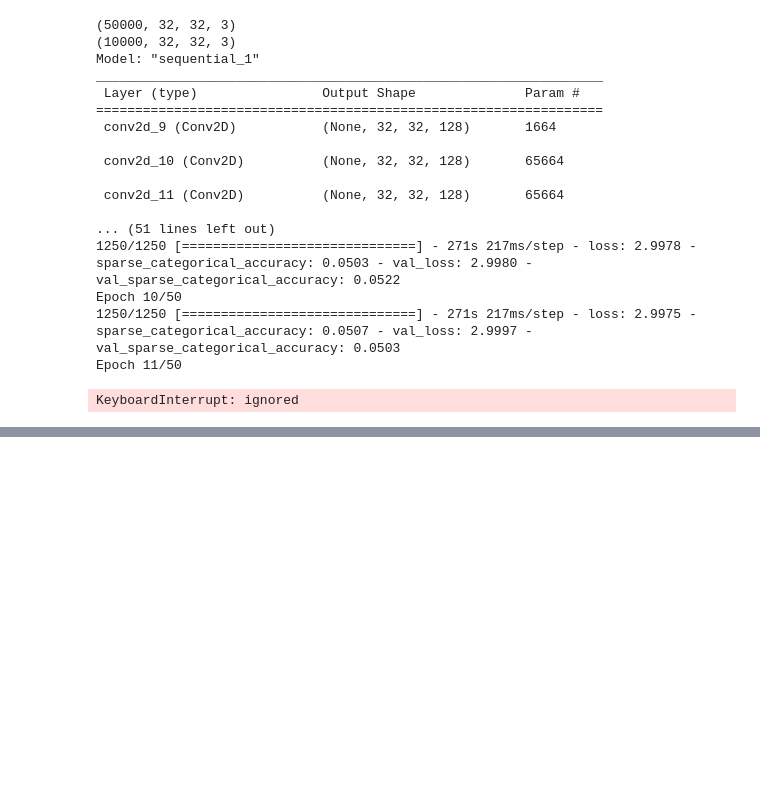
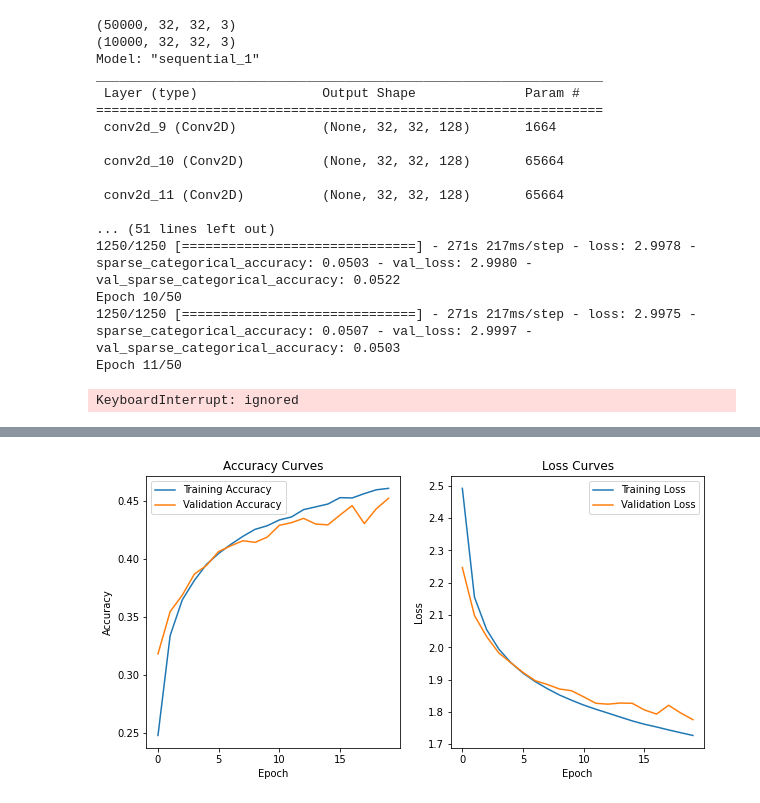
Before and after one commit to deshanchathusanka/machine-learning-algorithms, a Jupyter notebook: Coursework.ipynb, the cells around one changed output, grey strips where cells are left out. Cells and saved outputs as stored; diff of their text form; code cells hidden in the pictures; blank space fills up the shorter version.

```diff
--- a/Coursework.ipynb
+++ b/Coursework.ipynb
@@ -556,3 +621,82 @@ https://machinelearningmastery.com/
 how-to-develop-a-cnn-from-scratch-for-cifar-10-photo-classification/
 
 ![vgg-16.png](embedded-picture-1)
+# %%
+############################## Transfer Learning : Coarse Labels ######################################
+import tensorflow as tf
+from keras.layers import Input, Lambda, Dense, Flatten
+from keras.models import Model
+from keras.applications.vgg16 import VGG16
+from keras.applications.vgg16 import preprocess_input
+from keras.preprocessing import image
+from keras.preprocessing.image import ImageDataGenerator
+from keras.models import Sequential
+import numpy as np
+
+################### pre-process images ######################################
+x_cnn_train = np.transpose(a = images, axes = (3,0,1,2))
+x_cnn_test = np.transpose(a = images_test, axes = (3,0,1,2))
+print(x_cnn_train.shape)
+print(x_cnn_test.shape)
+
+####################### Normalize Pixel Values ############################
+max_pixel_value = np.max(x_cnn_train)
+x_cnn_train_norm = x_cnn_train/max_pixel_value
+x_cnn_test_norm = x_cnn_test/max_pixel_value
+
+
+####################### define transfer learning base model #################
+INPUT_IMAGE_SIZE = [32, 32, 3]
+
+vgg_16 = VGG16(
+    include_top = False, #### remove top(Dense) layers
+    weights = "imagenet",
+    input_shape = INPUT_IMAGE_SIZE
+)
+vgg_16.trainable = False #### avoid retrain the feature extraction layers
+
+########### feature extraction layers ###############
+model = Sequential()
+model.add(vgg_16)
+
+########### classification layers ##################
+model.add(Flatten())
+model.add(Dense(200, activation='relu'))
+model.add(Dense(20, activation='softmax'))
+
+################### Build the model ######################
+model.compile(optimizer=tf.keras.optimizers.SGD(), # Strochastic Gradient Descent
+              loss=tf.keras.losses.SparseCategoricalCrossentropy(), # Cross Entrophy Function
+              metrics=tf.keras.metrics.SparseCategoricalAccuracy()) # Consider Model Accuracy
+
+################# Print The Summary #################
+model.summary()
+
+################# Train The Model ######################
+history = model.fit(x_cnn_train_norm, y_train_coarse, epochs=20, validation_split=0.2, verbose=1)
+
+################ Plot Accuracy And Loss Curves ################
+plt.figure(figsize=[10,5])
+plt.subplot(121)
+plt.plot(history.history['sparse_categorical_accuracy'])
+plt.plot(history.history['val_sparse_categorical_accuracy'])
+plt.xlabel('Epoch')
+plt.ylabel('Accuracy')
+plt.legend(['Training Accuracy',
+           'Validation Accuracy'])
+plt.title('Accuracy Curves')
+
+plt.subplot(122)
+plt.plot(history.history['loss'])
+plt.plot(history.history['val_loss'])
+plt.xlabel('Epoch')
+plt.ylabel('Loss')
+plt.legend(['Training Loss',
+           'Validation Loss'])
+plt.title('Loss Curves')
+plt.show()
+
+################### Evaluate With Test Datatset ###########################
+results = model.evaluate(x_cnn_test_norm, y_test_coarse)
+print(f'Test set loss: {results[0]:0.2f}, test set accuracy: {results[1]*100:0.2f}%')
+# %% [output]
@@ -558,0 +720 @@ how-to-develop-a-cnn-from-scratch-for-cifar-10-photo-classification/
+[figure, added]
```
Also changed, not shown: parts of 20 cells of this notebook.
